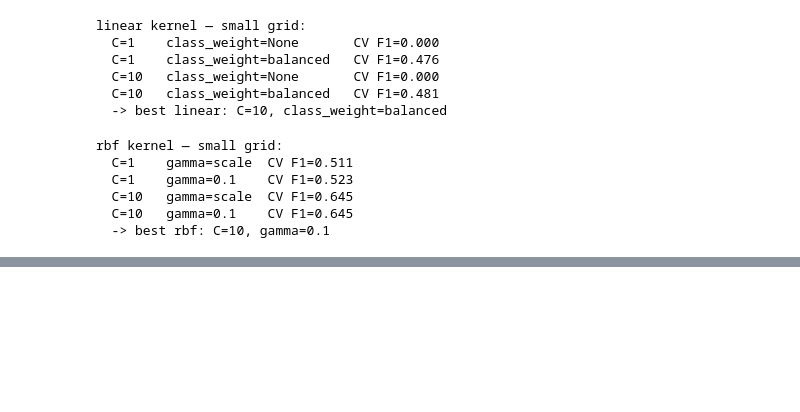
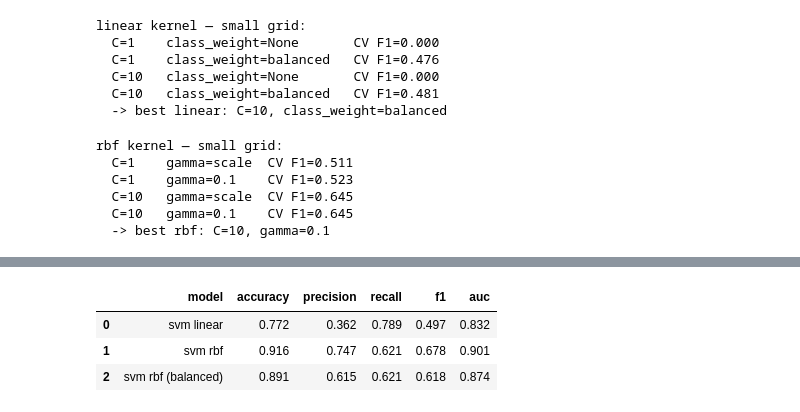
Before and after one commit to meherabmehu/ml-internship-codveda, a Jupyter notebook: level-3-advanced/02_svm_churn.ipynb, the cells around one changed output, grey strips where cells are left out. Drawn from its saved outputs; the diff is of its cells as text; code cells hidden in the pictures; blank space fills up the shorter version.

```diff
--- a/level-3-advanced/02_svm_churn.ipynb
+++ b/level-3-advanced/02_svm_churn.ipynb
@@ -132,0 +138,25 @@ rbf kernel — small grid:
+# %%
+from sklearn.metrics import (accuracy_score, precision_score, recall_score,
+                             f1_score, roc_auc_score)
+
+def row(name, m):
+    p = m.predict(X_test)
+    return [name, accuracy_score(y_test, p), precision_score(y_test, p),
+            recall_score(y_test, p), f1_score(y_test, p),
+            roc_auc_score(y_test, m.decision_function(X_test))]
+
+# is a class-weighted rbf worth it on this imbalanced target?
+balanced = SVC(kernel='rbf', C=best[0], gamma=best[1],
+               class_weight='balanced', random_state=42).fit(X_train, y_train)
+
+results = pd.DataFrame(
+    [row('svm linear', models['linear']),
+     row('svm rbf', models['rbf']),
+     row('svm rbf (balanced)', balanced)],
+    columns=['model', 'accuracy', 'precision', 'recall', 'f1', 'auc']).round(3)
+results
+# %% [output]
+|  | model | accuracy | precision | recall | f1 | auc |
+| 0 | svm linear | 0.772 | 0.362 | 0.789 | 0.497 | 0.832 |
+| 1 | svm rbf | 0.916 | 0.747 | 0.621 | 0.678 | 0.901 |
+| 2 | svm rbf (balanced) | 0.891 | 0.615 | 0.621 | 0.618 | 0.874 |
```
Also changed, not shown: parts of 4 cells of this notebook.
